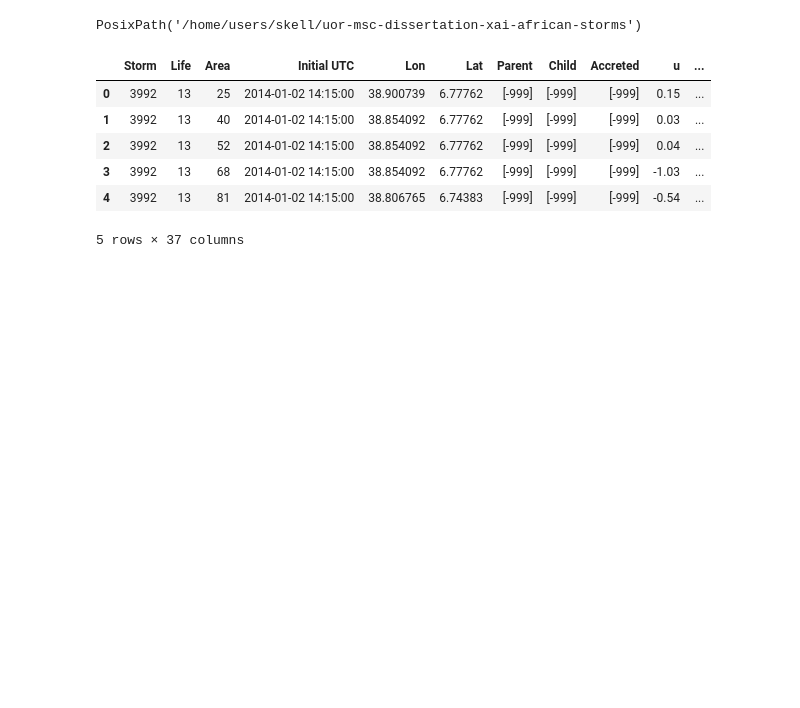
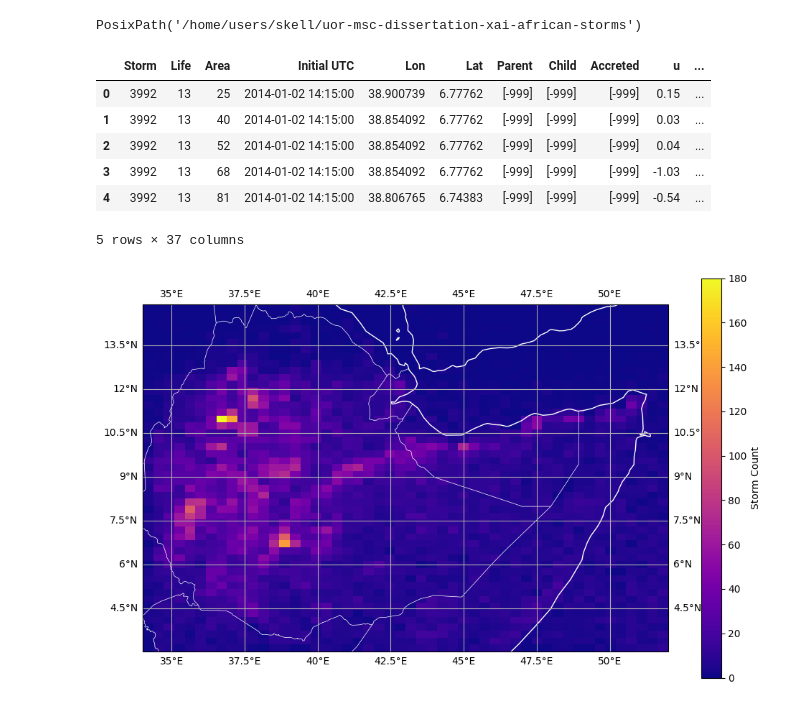
Before and after one commit to seangtkelley/uor-msc-dissertation-xai-african-storms, a Jupyter notebook: src/explore.ipynb, the cells around one changed output. Cells and saved outputs as stored; diff of their text form; code cells hidden in the pictures; blank space fills up the shorter version.

Commit message:
first attempt at storm init density plots

```diff
--- a/src/explore.ipynb
+++ b/src/explore.ipynb
@@ -19,3 +19,23 @@ df.head()
 | 3 | 3992 | 13 | 68 | 2014-01-02 14:15:00 | 38.854092 | 6.77762 | [-999] | [-999] | [-999] | -1.03 | ... |
 | 4 | 3992 | 13 | 81 | 2014-01-02 14:15:00 | 38.806765 | 6.74383 | [-999] | [-999] | [-999] | -0.54 | ... |
 5 rows × 37 columns
+# %%
+storm_inits = df.groupby("Storm").first()
+# %%
+import matplotlib.pyplot as plt
+import cartopy.crs as ccrs
+import cartopy.feature as cf
+
+plt.figure(figsize=(10, 6))
+ax = plt.axes(projection=ccrs.PlateCarree())
+ax.coastlines(resolution='50m', color='white', linewidth=1)
+ax.add_feature(cf.BORDERS, color='white', linewidth=0.5)
+ax.gridlines(draw_labels=True)
+# https://www.julienphalip.com/blog/drawing-geographical-density-maps-with-matplotlib/
+plt.hist2d(storm_inits["Lon"], storm_inits["Lat"], bins=50, cmap='plasma')
+plt.colorbar(label='Storm Count')
+plt.tight_layout()
+plt.savefig(config.FIGURES_DIR/"storm_init_hist2d.png")
+plt.show()
+# %% [output]
+[figure, added]
```
Also changed, not shown: parts of 1 cell of this notebook, 3 other files.
